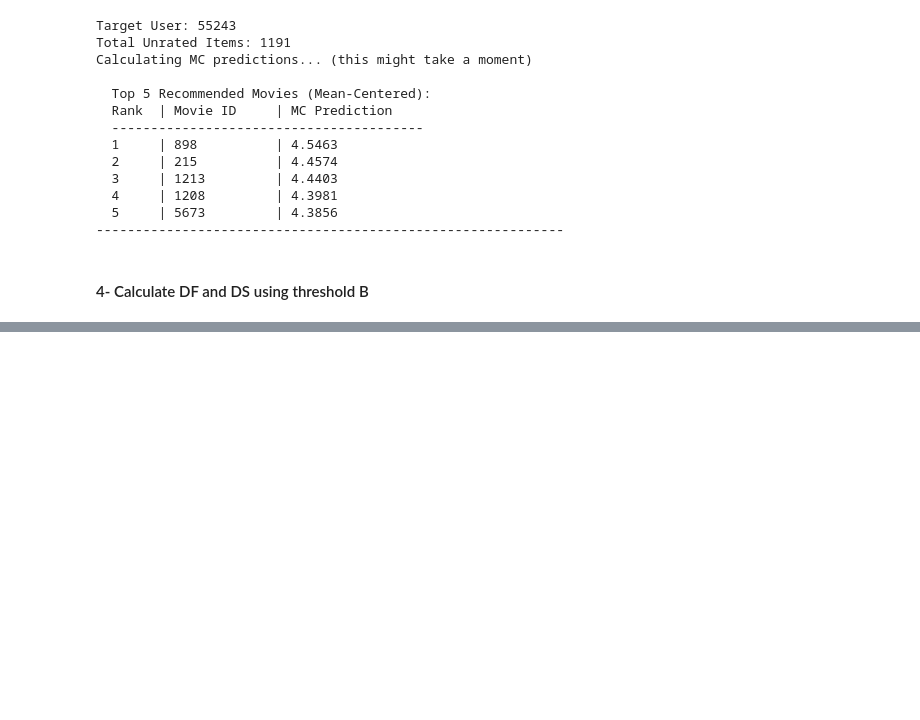
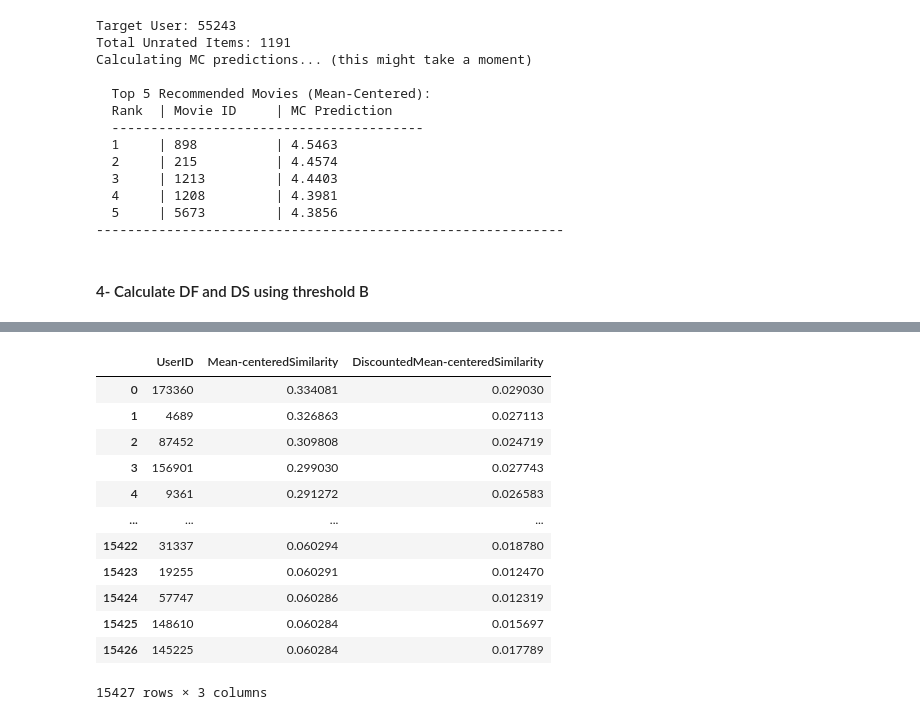
Before and after one commit to yuseiff/AIE425-Assignment-Group-X-, a Jupyter notebook: section2_neighborhood_cf/part1_user_based_cf/section2_part1.ipynb, the cells around one changed output, grey strips where cells are left out. Saved outputs shown, nothing was run; the diff lists cells and outputs as text; code cells hidden in the pictures; blank space fills up the shorter version.

```diff
--- a/section2_neighborhood_cf/part1_user_based_cf/section2_part1.ipynb
+++ b/section2_neighborhood_cf/part1_user_based_cf/section2_part1.ipynb
@@ -1636,0 +1780,2 @@ for uid in target_users_ids:
+# %%
+mc_top_20_ds_u3 = get_mc_top_20_discounted(target_users_ids[2])
@@ -1636,0 +2039,3 @@ for uid in target_users_ids:
+# %%
+top_20_mc_u3_df = pd.DataFrame(top_20_mc_u3, columns=['UserID', 'Mean-centeredSimilarity'])
+top_20_mc_u3_df
@@ -1636,0 +2056,3 @@ for uid in target_users_ids:
+# %%
+mc_top_20_ds_u3_df = pd.DataFrame(mc_top_20_ds_u3, columns=['UserID', 'DiscountedMean-centeredSimilarity'])
+mc_top_20_ds_u3_df
@@ -1636,0 +2073,17 @@ for uid in target_users_ids:
+# %%
+mc_top_20_u3_compare = top_20_mc_u3_df.merge(mc_top_20_ds_u3_df, on='UserID', how='inner')
+mc_top_20_u3_compare
+# %% [output]
+|  | UserID | Mean-centeredSimilarity | DiscountedMean-centeredSimilarity |
+| 0 | 173360 | 0.334081 | 0.029030 |
+| 1 | 4689 | 0.326863 | 0.027113 |
+| 2 | 87452 | 0.309808 | 0.024719 |
+| 3 | 156901 | 0.299030 | 0.027743 |
+| 4 | 9361 | 0.291272 | 0.026583 |
+| ... | ... | ... | ... |
+| 15422 | 31337 | 0.060294 | 0.018780 |
+| 15423 | 19255 | 0.060291 | 0.012470 |
+| 15424 | 57747 | 0.060286 | 0.012319 |
+| 15425 | 148610 | 0.060284 | 0.015697 |
+| 15426 | 145225 | 0.060284 | 0.017789 |
+15427 rows × 3 columns
```
Also changed, not shown: parts of 51 cells of this notebook.
